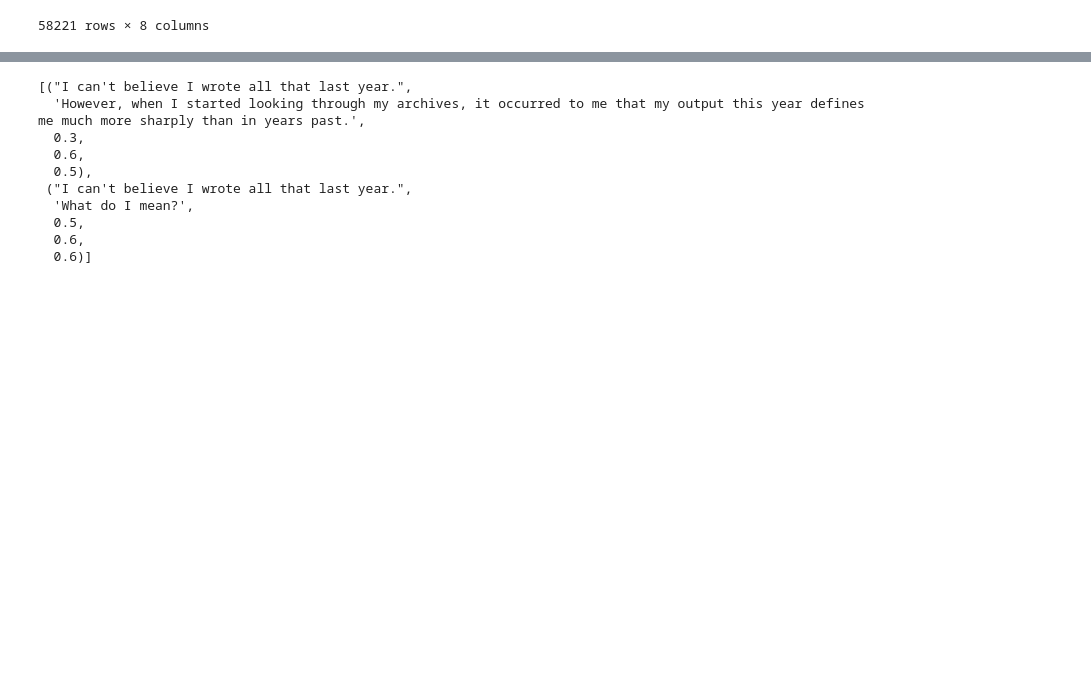
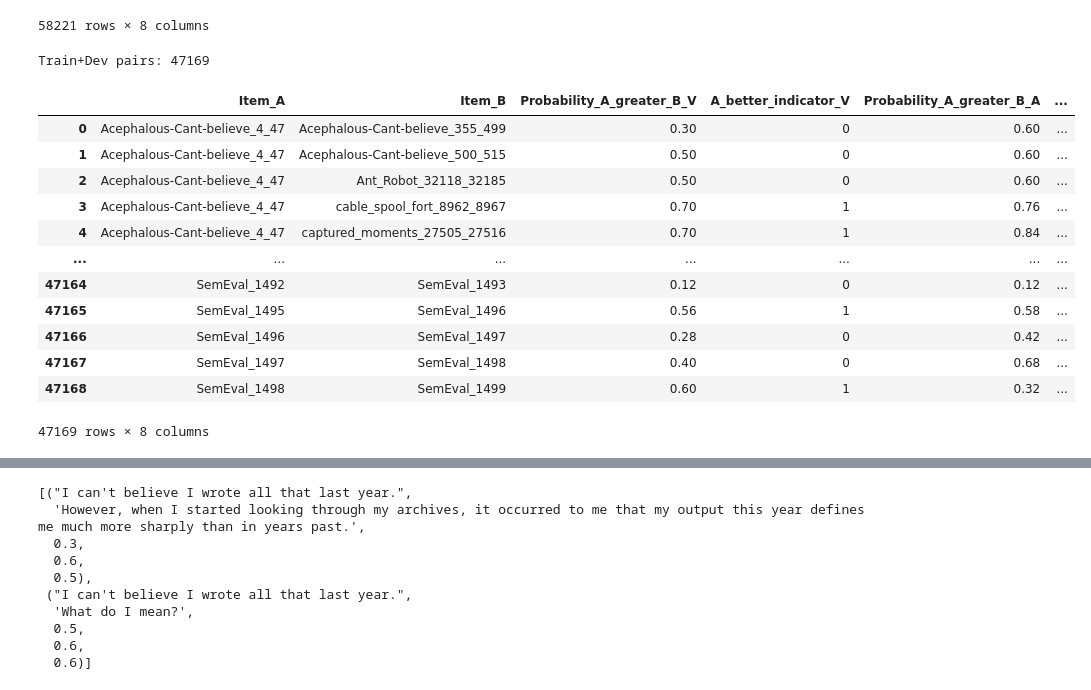
Before and after one commit to EDSI-UMD-College-Park/EmoPair, a Jupyter notebook: Model Training/reward_emobank.ipynb, the cells around one changed output, grey strips where cells are left out. Cells and saved outputs as stored; diff of their text form; code cells hidden in the pictures; blank space fills up the shorter version.

```diff
--- a/Model Training/reward_emobank.ipynb
+++ b/Model Training/reward_emobank.ipynb
@@ -167,6 +167,38 @@ pairwise_data
 | 58219 | SemEval_1497 | SemEval_1498 | 0.40 | 0 | 0.68 | ... |
 | 58220 | SemEval_1498 | SemEval_1499 | 0.60 | 1 | 0.32 | ... |
 58221 rows × 8 columns
+# %%
+# Get IDs for each split
+train_ids = emobank[emobank['split'] == "train"]['id'].copy().to_list()
+dev_ids = emobank[emobank['split'] == "dev"]['id'].copy().to_list()
+
+# Combine train and dev IDs for training
+train_dev_ids = train_ids + dev_ids
+
+# Filter pairwise_data for train+dev (both items in train or dev)
+pairwise_data = pairwise_data[
+    (pairwise_data['Item_A'].isin(train_dev_ids)) &
+    (pairwise_data['Item_B'].isin(train_dev_ids))
+].reset_index(drop=True)
+
+print(f"Train+Dev pairs: {len(pairwise_data)}")
+
+pairwise_data
+# %% [output]
+Train+Dev pairs: 47169
+|  | Item_A | Item_B | Probability_A_greater_B_V | A_better_indicator_V | Probability_A_greater_B_A | ... |
+| 0 | Acephalous-Cant-believe_4_47 | Acephalous-Cant-believe_355_499 | 0.30 | 0 | 0.60 | ... |
+| 1 | Acephalous-Cant-believe_4_47 | Acephalous-Cant-believe_500_515 | 0.50 | 0 | 0.60 | ... |
+| 2 | Acephalous-Cant-believe_4_47 | Ant_Robot_32118_32185 | 0.50 | 0 | 0.60 | ... |
+| 3 | Acephalous-Cant-believe_4_47 | cable_spool_fort_8962_8967 | 0.70 | 1 | 0.76 | ... |
+| 4 | Acephalous-Cant-believe_4_47 | captured_moments_27505_27516 | 0.70 | 1 | 0.84 | ... |
+| ... | ... | ... | ... | ... | ... | ... |
+| 47164 | SemEval_1492 | SemEval_1493 | 0.12 | 0 | 0.12 | ... |
+| 47165 | SemEval_1495 | SemEval_1496 | 0.56 | 1 | 0.58 | ... |
+| 47166 | SemEval_1496 | SemEval_1497 | 0.28 | 0 | 0.42 | ... |
+| 47167 | SemEval_1497 | SemEval_1498 | 0.40 | 0 | 0.68 | ... |
+| 47168 | SemEval_1498 | SemEval_1499 | 0.60 | 1 | 0.32 | ... |
+47169 rows × 8 columns
 # %%
 def join_texts(pairwise_probs, emobank):
     """Join the texts from emobank to the pairwise probabilities dataframe."""
```
Also changed, not shown: parts of 20 cells of this notebook, 1 other file.
